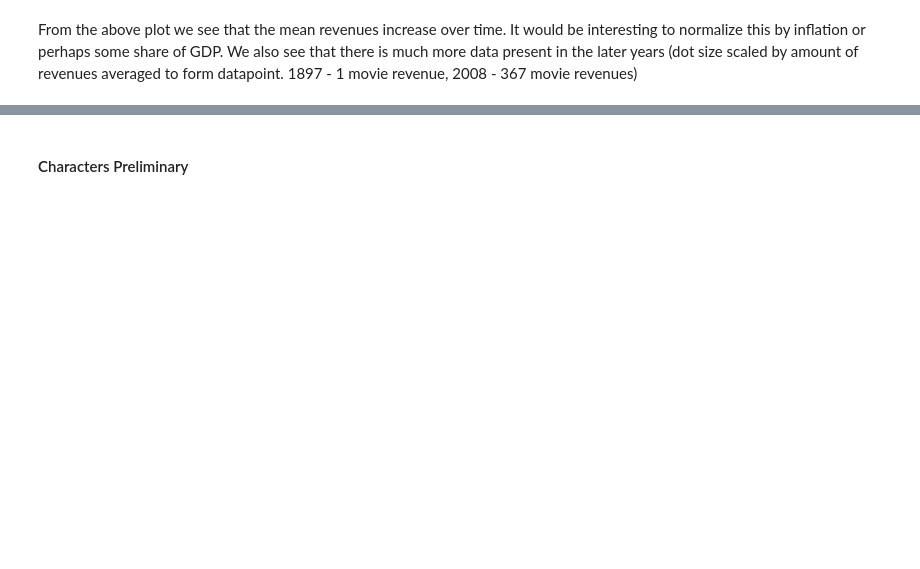
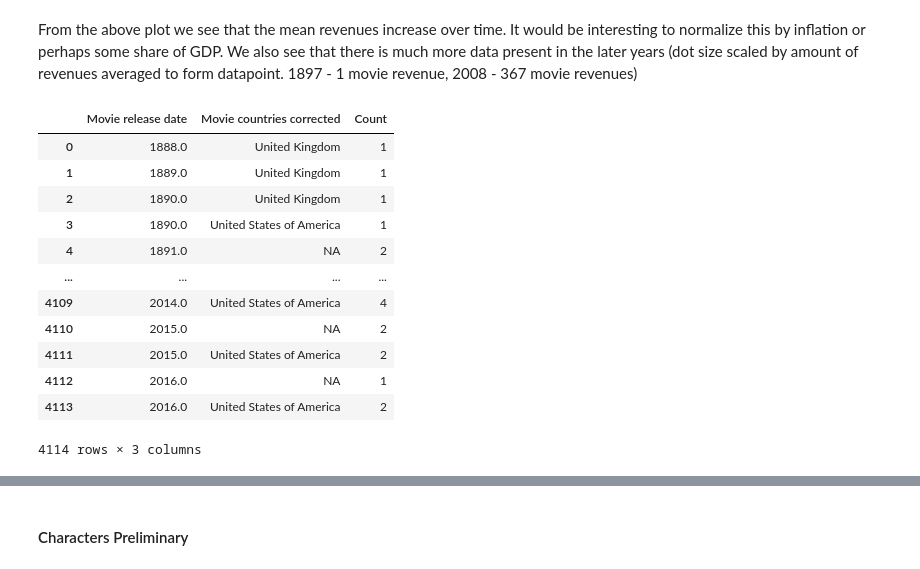
Before and after one commit to epfl-ada/ada-2022-project-utopiansky2022, a Jupyter notebook: main.ipynb, the cells around one changed output, grey strips where cells are left out. Cells and saved outputs as stored; diff of their text form; code cells hidden in the pictures; blank space fills up the shorter version.

```diff
--- a/main.ipynb
+++ b/main.ipynb
@@ -97,8 +151,22 @@ def correct_countries(x):
 movies["Movie countries corrected"]= movies["Movie countries"].apply(lambda x: correct_countries(x))
 # %%
 c_movies_filt = pd.DataFrame(movies.groupby(["Movie release date","Movie countries corrected"]).size()).reset_index()
-c_movies_filt = c_movies_filt.set_axis(["Movie release date", "Movie countries corrected", 'Count'], axis='columns', copy=False)
-c_movies_filt.tail(10)
+c_movies_filt = c_movies_filt.set_axis(["Movie release date", "Movie countries corrected", 'Count'], axis='columns')
+c_movies_filt
+# %% [output]
+|  | Movie release date | Movie countries corrected | Count |
+| 0 | 1888.0 | United Kingdom | 1 |
+| 1 | 1889.0 | United Kingdom | 1 |
+| 2 | 1890.0 | United Kingdom | 1 |
+| 3 | 1890.0 | United States of America | 1 |
+| 4 | 1891.0 | NA | 2 |
+| ... | ... | ... | ... |
+| 4109 | 2014.0 | United States of America | 4 |
+| 4110 | 2015.0 | NA | 2 |
+| 4111 | 2015.0 | United States of America | 2 |
+| 4112 | 2016.0 | NA | 1 |
+| 4113 | 2016.0 | United States of America | 2 |
+4114 rows × 3 columns
 # %%
 most_common_count = movies.groupby(["Movie countries corrected"]).size().reset_index()
 most_common_count = most_common_count.set_axis(["Country", "Number of movies"], axis='columns')
```
Also changed, not shown: parts of 38 cells of this notebook.
